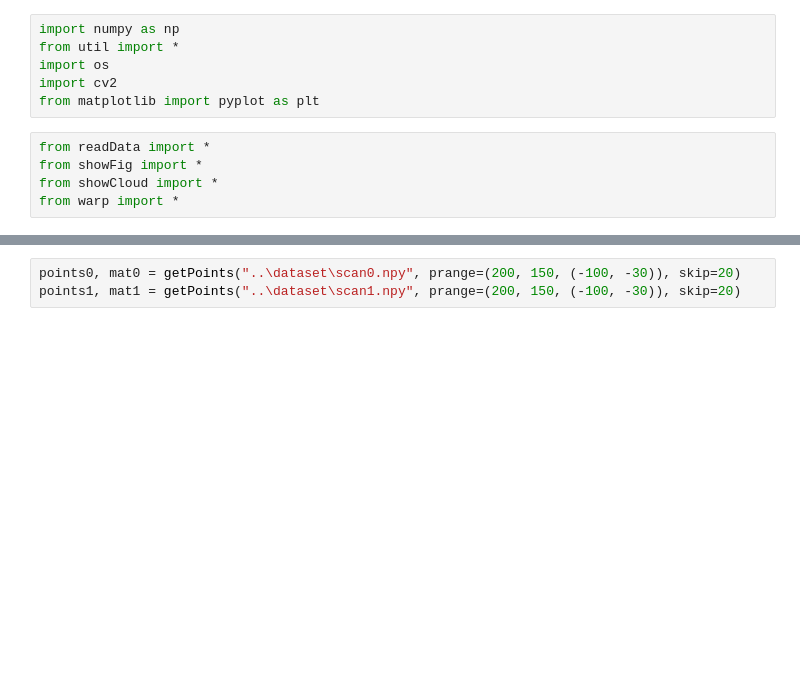
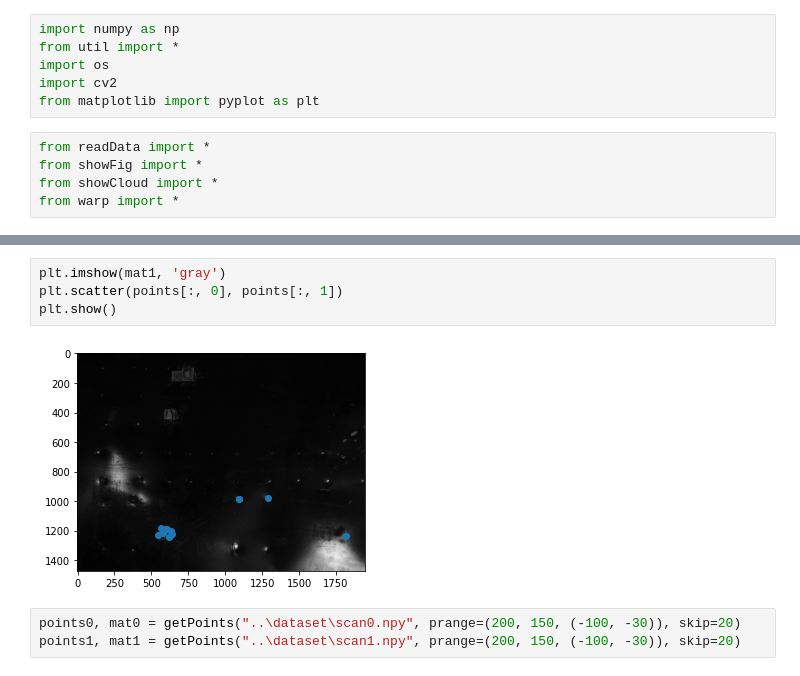
Before and after one commit to Luke20000429/Battery-Scanning-with-Structure-Light, a Jupyter notebook: fitGraph.ipynb, the cells around one changed output, grey strips where cells are left out. Cells and saved outputs as stored; diff of their text form; blank space fills up the shorter version.

```diff
--- a/fitGraph.ipynb
+++ b/fitGraph.ipynb
@@ -12,3 +41,9 @@ from warp import *
+# %%
+plt.imshow(mat1, 'gray')
+plt.scatter(points[:, 0], points[:, 1])
+plt.show()
+# %% [output]
+[figure, added]
 # %%
 points0, mat0 = getPoints("..\dataset\scan0.npy", prange=(200, 150, (-100, -30)), skip=20)
 points1, mat1 = getPoints("..\dataset\scan1.npy", prange=(200, 150, (-100, -30)), skip=20)
```
Also changed, not shown: parts of 3 cells of this notebook, 2 other files.
